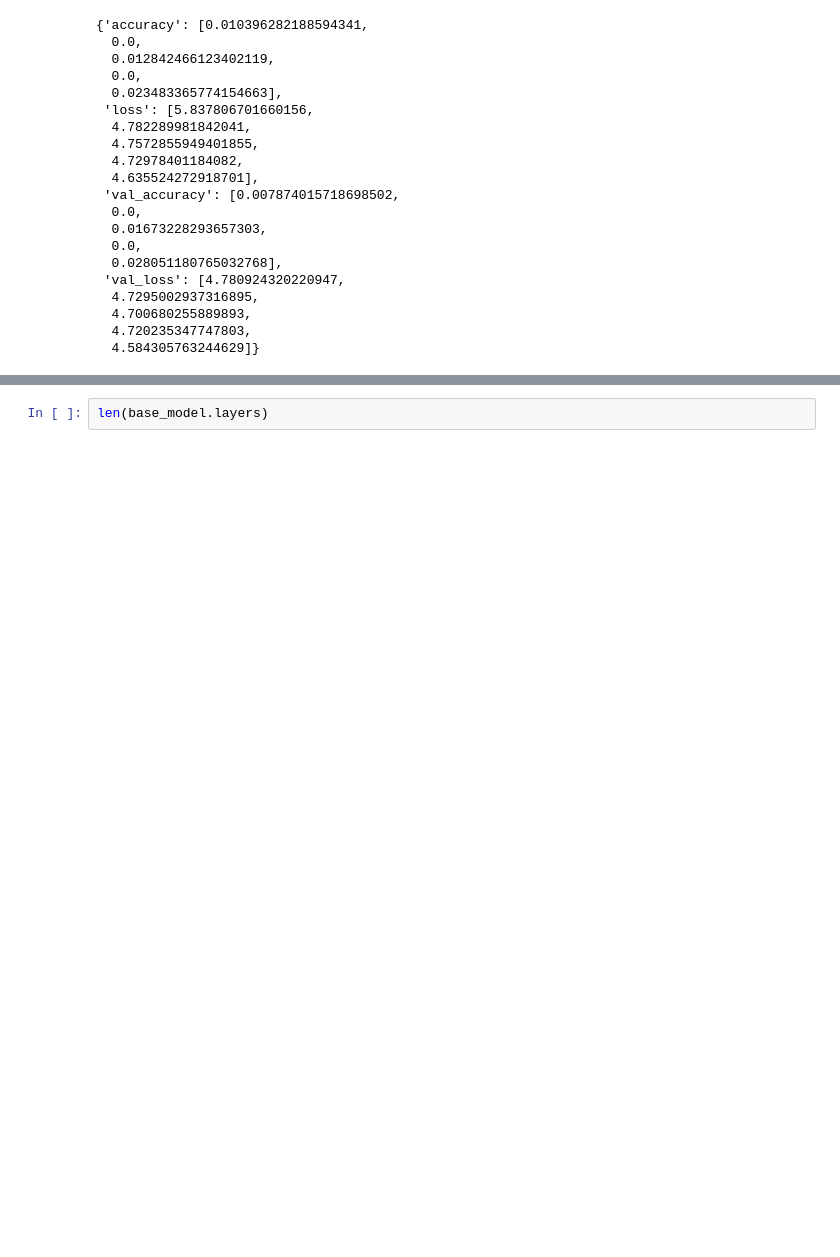
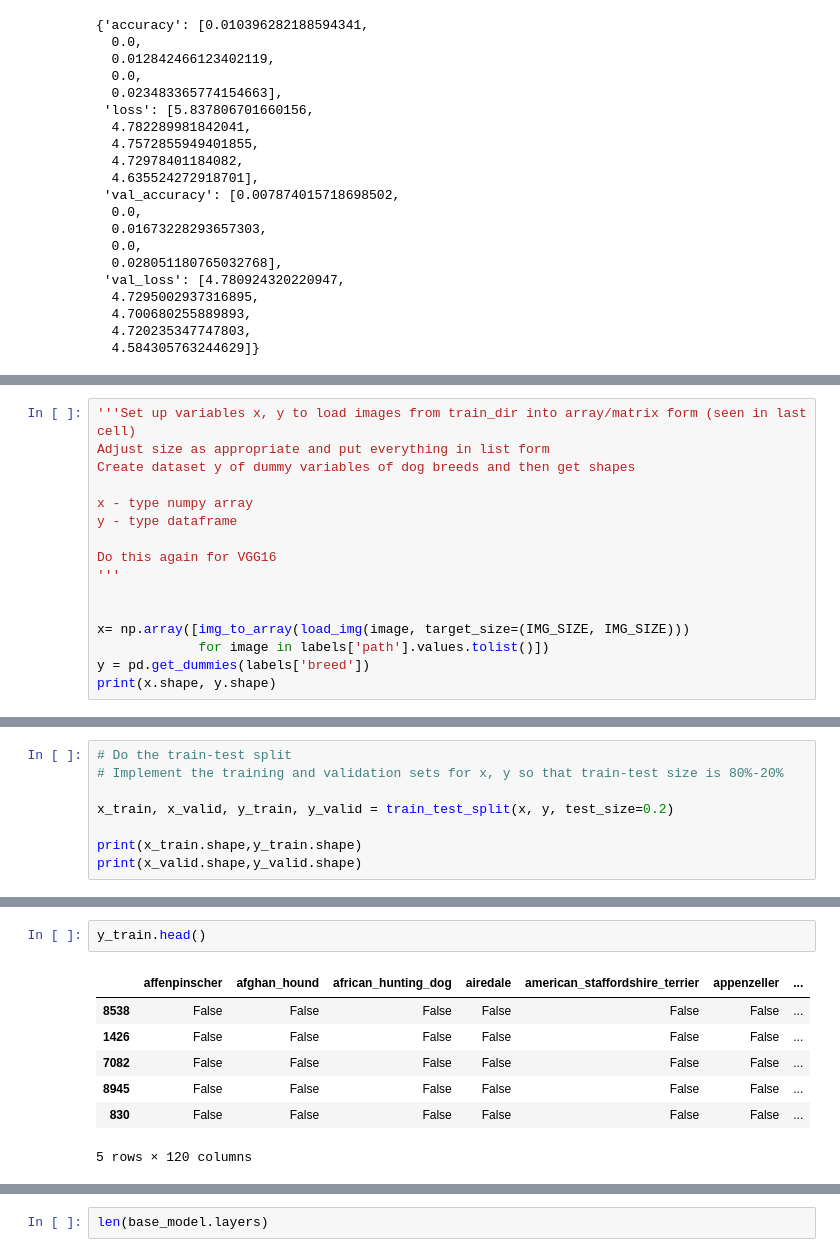
Before and after one commit to matthewjchin/dogbreedclassification, a Jupyter notebook: dog_breed_class.ipynb, the cells around one changed output, grey strips where cells are left out. Cells and saved outputs as stored; diff of their text form; blank space fills up the shorter version.

```diff
--- a/dog_breed_class.ipynb
+++ b/dog_breed_class.ipynb
@@ -925,0 +889,16 @@ history.history
+# %%
+'''Set up variables x, y to load images from train_dir into array/matrix form (seen in last cell)
+Adjust size as appropriate and put everything in list form
+Create dataset y of dummy variables of dog breeds and then get shapes
+
+x - type numpy array
+y - type dataframe
+
+Do this again for VGG16
+'''
+
+
+x= np.array([img_to_array(load_img(image, target_size=(IMG_SIZE, IMG_SIZE)))
+             for image in labels['path'].values.tolist()])
+y = pd.get_dummies(labels['breed'])
+print(x.shape, y.shape)
@@ -925,0 +907,8 @@ history.history
+# %%
+# Do the train-test split
+# Implement the training and validation sets for x, y so that train-test size is 80%-20%
+
+x_train, x_valid, y_train, y_valid = train_test_split(x, y, test_size=0.2)
+
+print(x_train.shape,y_train.shape)
+print(x_valid.shape,y_valid.shape)
@@ -925,0 +985,10 @@ history.history
+# %%
+y_train.head()
+# %% [output]
+|  | affenpinscher | afghan_hound | african_hunting_dog | airedale | american_staffordshire_terrier | appenzeller | ... |
+| 8538 | False | False | False | False | False | False | ... |
+| 1426 | False | False | False | False | False | False | ... |
+| 7082 | False | False | False | False | False | False | ... |
+| 8945 | False | False | False | False | False | False | ... |
+| 830 | False | False | False | False | False | False | ... |
+5 rows × 120 columns
```
Also changed, not shown: parts of 39 cells of this notebook.
